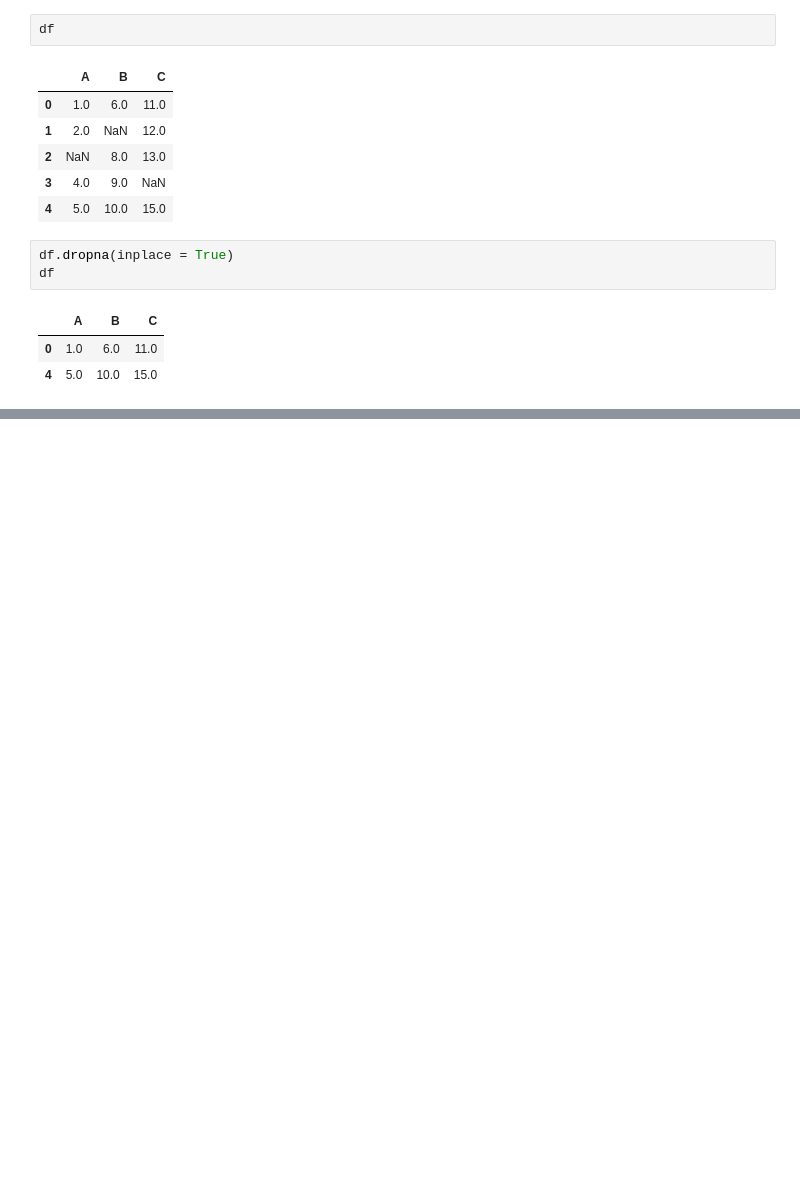
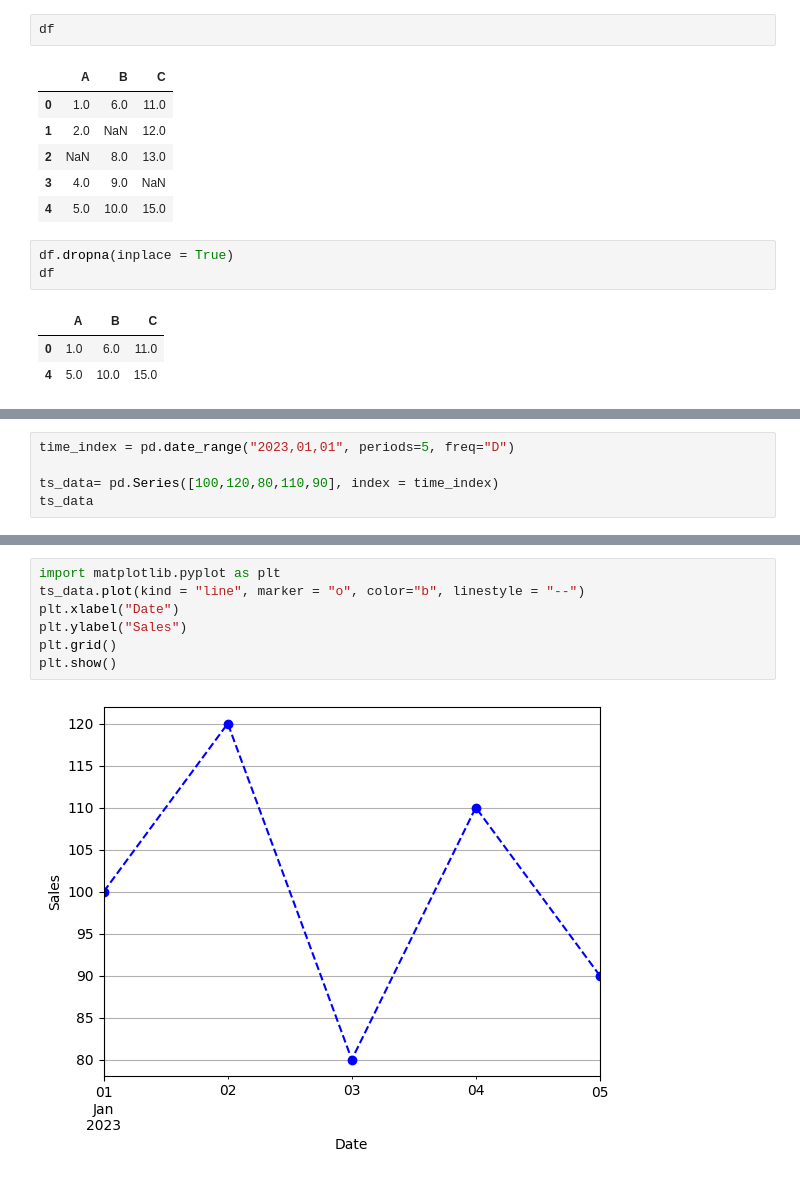
Before and after one commit to Andre270203/Python-data-science, a Jupyter notebook: Pandas_Course.ipynb, the cells around one changed output, grey strips where cells are left out. Drawn from its saved outputs; the diff is of its cells as text; blank space fills up the shorter version.

```diff
--- a/Pandas_Course.ipynb
+++ b/Pandas_Course.ipynb
@@ -265,0 +734,5 @@ df
+# %%
+time_index = pd.date_range("2023,01,01", periods=5, freq="D")
+
+ts_data= pd.Series([100,120,80,110,90], index = time_index)
+ts_data
@@ -265,0 +866,9 @@ df
+# %%
+import matplotlib.pyplot as plt
+ts_data.plot(kind = "line", marker = "o", color="b", linestyle = "--")
+plt.xlabel("Date")
+plt.ylabel("Sales")
+plt.grid()
+plt.show()
+# %% [output]
+[figure, added]
```
Also changed, not shown: parts of 83 cells of this notebook.
